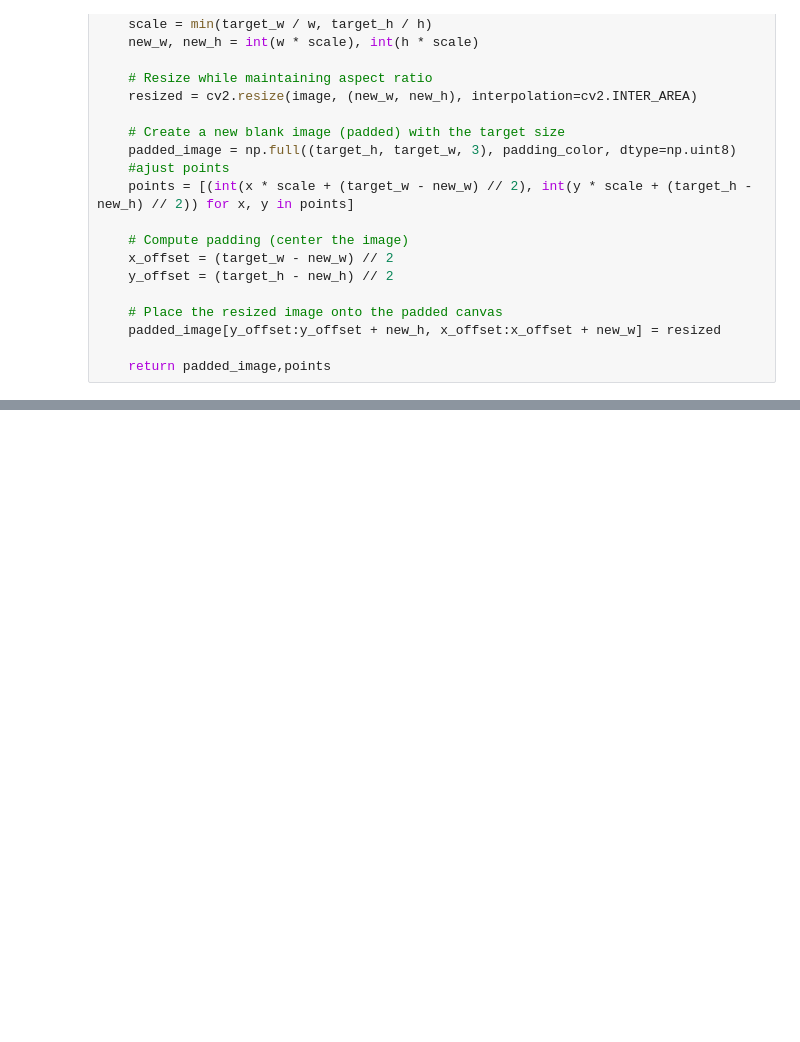
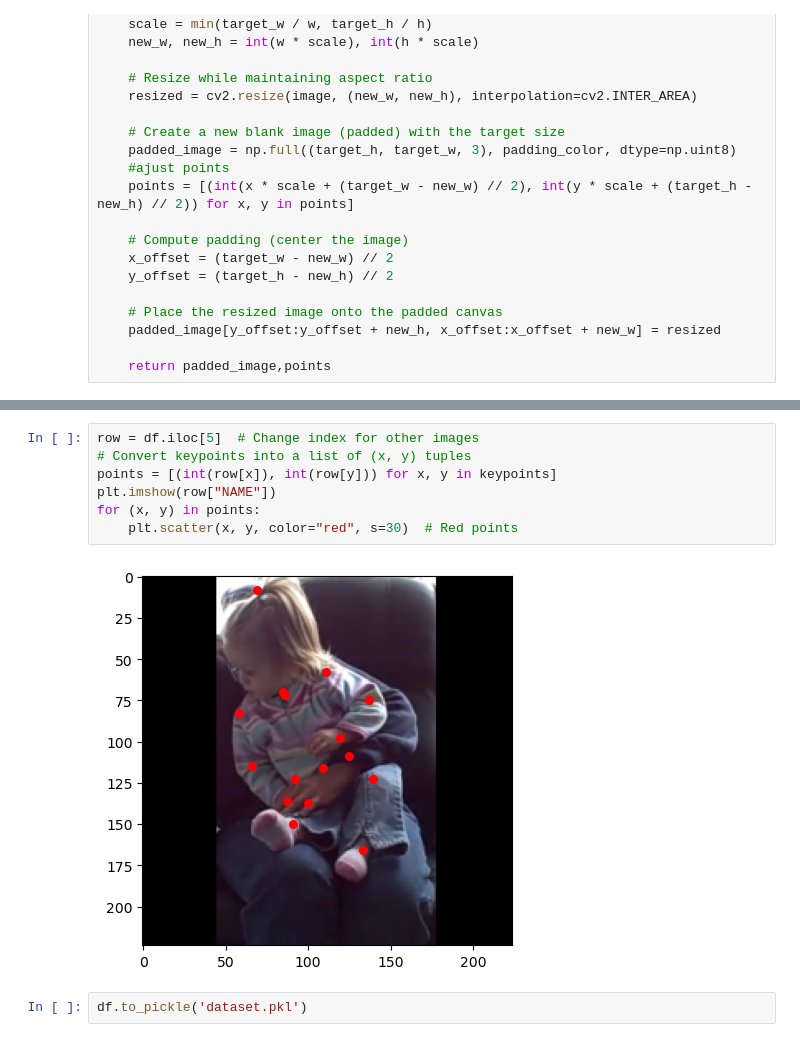
Before and after one commit to bernaprioste1704/LimbsID-Samsung-Final-Project, a Jupyter notebook: resizeImage.ipynb, the cells around one changed output, grey strips where cells are left out. Saved outputs shown, nothing was run; the diff lists cells and outputs as text; blank space fills up the shorter version.

```diff
--- a/resizeImage.ipynb
+++ b/resizeImage.ipynb
@@ -119,0 +176,11 @@ sasd
+# %%
+row = df.iloc[5]  # Change index for other images
+# Convert keypoints into a list of (x, y) tuples
+points = [(int(row[x]), int(row[y])) for x, y in keypoints]
+plt.imshow(row["NAME"])
+for (x, y) in points:
+    plt.scatter(x, y, color="red", s=30)  # Red points
+# %% [output]
+[figure, added]
+# %%
+df.to_pickle('dataset.pkl')
```
Also changed, not shown: parts of 5 cells of this notebook, 1 other file.
